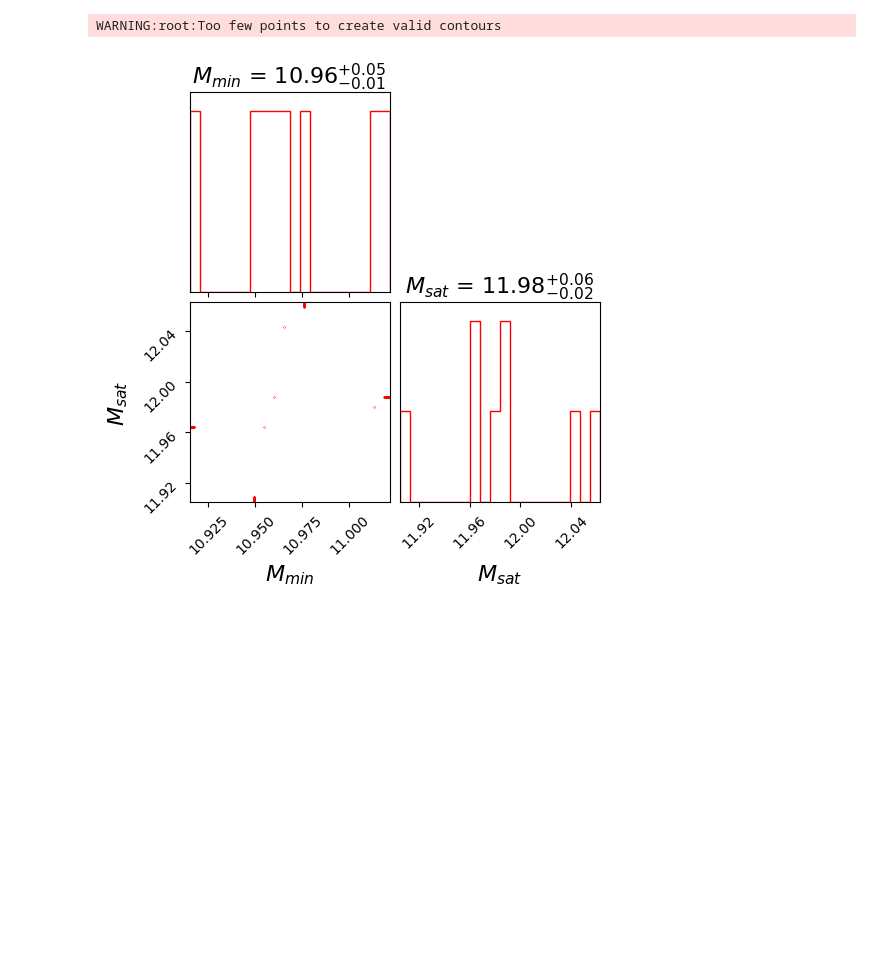
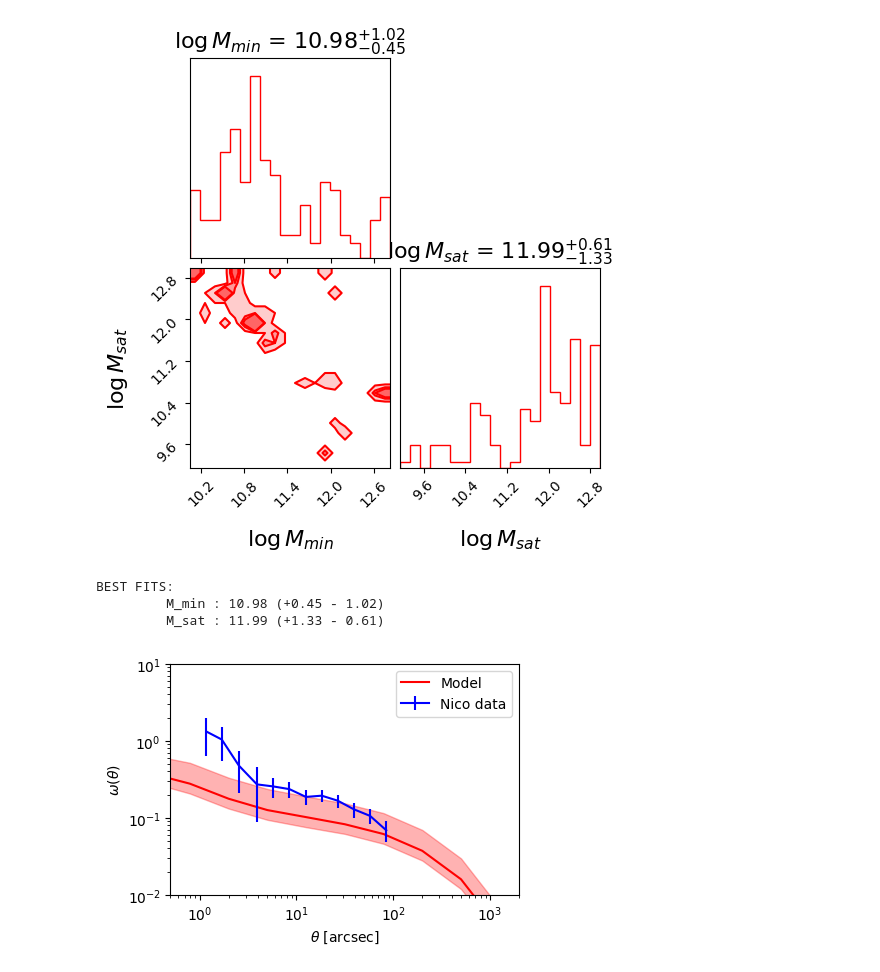
Before and after one commit to Ferr013/HOD, a Jupyter notebook: test_MCMC.ipynb, the cells around one changed output. Cells and saved outputs as stored; diff of their text form; code cells hidden in the pictures; blank space fills up the shorter version.

```diff
--- a/test_MCMC.ipynb
+++ b/test_MCMC.ipynb
@@ -111,34 +93,96 @@ __CORNER_KWARGS = dict(
 
 def get_samples(filepath):
     reader = emcee.backends.HDFBackend(filepath)
     if 0:
         tau = reader.get_autocorr_time(tol=0)
         burnin = int(2 * np.max(tau))
         thin = int(0.5 * np.min(tau))
         samples = reader.get_chain(discard=burnin, thin=thin)
     else:
         samples = reader.get_chain()
     return np.concatenate(samples, axis=0)
 
 
-labels = [r'$M_{min}$', r'$M_{sat}$']
+labels = [r'$\log M_{min}$', r'$\log M_{sat}$']
 CORNER_KWARGS = dict(
     smooth=0.1,
     label_kwargs=dict(fontsize=16),
     title_kwargs=dict(fontsize=16),
     #quantiles=[0.16, 0.5, 0.84],
     #levels=(1 - np.exp(-0.5), 1 - np.exp(-2), 1 - np.exp(-9 / 2.)),
     plot_density=True,
     plot_datapoints=False,
     fill_contours=True,
     show_titles=True,
     #max_n_ticks=3,
 )
 
 Z_OBSERVATION = 5.5
-MCMC_z5 = get_samples('chains_2halo_z'+str(Z_OBSERVATION)+'.h5')
+MCMC_z5 = get_samples('MCMC_chains/chains_2halo_z'+str(Z_OBSERVATION)+'.h5')
 fig = corner.corner(MCMC_z5, color='r', labels=labels, **CORNER_KWARGS)
 plt.show()
+
+
+def get_percentiles(sample):
+    Mmin_50 = np.percentile(sample[:, 0], 50)
+    Mmin_16 = np.percentile(sample[:, 0], 16)
+    Mmin_84 = np.percentile(sample[:, 0], 84)
+    Msat_50 = np.percentile(sample[:, 1], 50)
+    Msat_16 = np.percentile(sample[:, 1], 16)
+    Msat_84 = np.percentile(sample[:, 1], 84)
+    return [Mmin_50, Msat_50], [Mmin_16, Msat_16], [Mmin_84, Msat_84]
+
+M50, M16, M84 = get_percentiles(MCMC_z5)
+print(f'BEST FITS:')
+print(f'         M_min : {M50[0]:.2f} (+{np.abs(M16[0]-M50[0]):.2f} - {np.abs(M84[0]-M50[0]):.2f})')
+print(f'         M_sat : {M50[1]:.2f} (+{np.abs(M16[1]-M50[1]):.2f} - {np.abs(M84[1]-M50[1]):.2f})')
+
+def get_Nico_obs(z):
+    fnames = ['ACF_new_parameters_z5.5.txt',
+            'ACF_new_parameters_z6.5.txt',
+            'ACF_new_parameters_z7.4.txt',
+            'ACF_new_parameters_z8.5.txt',
+            'ACF_new_parameters_z9.3.txt',
+            'ACF_new_parameters_z10.6.txt',
+            'ACF_new_parameters_z11.5.txt']
+
+    fname = fnames[int(int(z//1) - 5)]
+    data = pd.read_csv('Data_Nico/'+fname, sep=' ')
+    bin_centre = data['theta_bin'].to_numpy()
+    w_obs = data['w_theta'].to_numpy()
+    w_err = data['err_w_theta'].to_numpy()
+    z_array = data['z_array'].to_numpy()
+    Nz = data['Nz'].to_numpy()
+    z_array, Nz = z_array[z_array>0], Nz[z_array>0]
+    N_norm = Nz / (np.sum(Nz) * np.diff(z_array)[0])
+    return bin_centre, w_obs, w_err, z_array, N_norm
+
+bin_centre, w_obs, w_err, z_array, N_norm = get_Nico_obs(Z_OBSERVATION)
+fig, ax = plt.subplots(1, 1, figsize=(4.5, 3), sharex=False, sharey=False)
+
+th_arr = np.logspace(-0.5, 3.5, 11)/206265
+sigma_logM, alpha = 0.2, 1.0
+o2_B = HOD.omega_2halo_singleCore(th_arr, np.power(10, M50[0]), sigma_logM, np.power(10, M50[1]), alpha, N_norm, z_array,
+                                  LOW_RES=1, mag_min = -22.3, mag_max = -15.5)
+o2_U = HOD.omega_2halo_singleCore(th_arr, np.power(10, M84[0]), sigma_logM, np.power(10, M84[1]), alpha, N_norm, z_array,
+                                  LOW_RES=1, mag_min = -22.3, mag_max = -15.5)
+o2_L = HOD.omega_2halo_singleCore(th_arr, np.power(10, M16[0]), sigma_logM, np.power(10, M16[1]), alpha, N_norm, z_array,
+                                  LOW_RES=1, mag_min = -22.3, mag_max = -15.5)
+
+ax.plot(th_arr*206265, o2_B, c = 'r', ls = '-', label='Model')
+ax.fill_between(th_arr*206265, o2_U, o2_L, color = 'r', alpha=0.3)
+ax.errorbar(bin_centre,w_obs, w_err, c='b', label='Nico data')
+ax.set_xscale('log')
+ax.set_yscale('log')
+ax.set_xlim((0.5,2e3))
+ax.set_ylim((1e-2, 1e1))
+ax.set_xlabel(r'$\theta$ [arcsec]')
+ax.set_ylabel(r'$\omega$($\theta$)')
+plt.legend()
+plt.show()
 # %% [output]
+[figure, new version]
-WARNING:root:Too few points to create valid contours
+BEST FITS:
+         M_min : 10.98 (+0.45 - 1.02)
+         M_sat : 11.99 (+1.33 - 0.61)
-[figure, old version]
+[figure, added]
```
Also changed, not shown: parts of 2 cells of this notebook, 7 other files.
